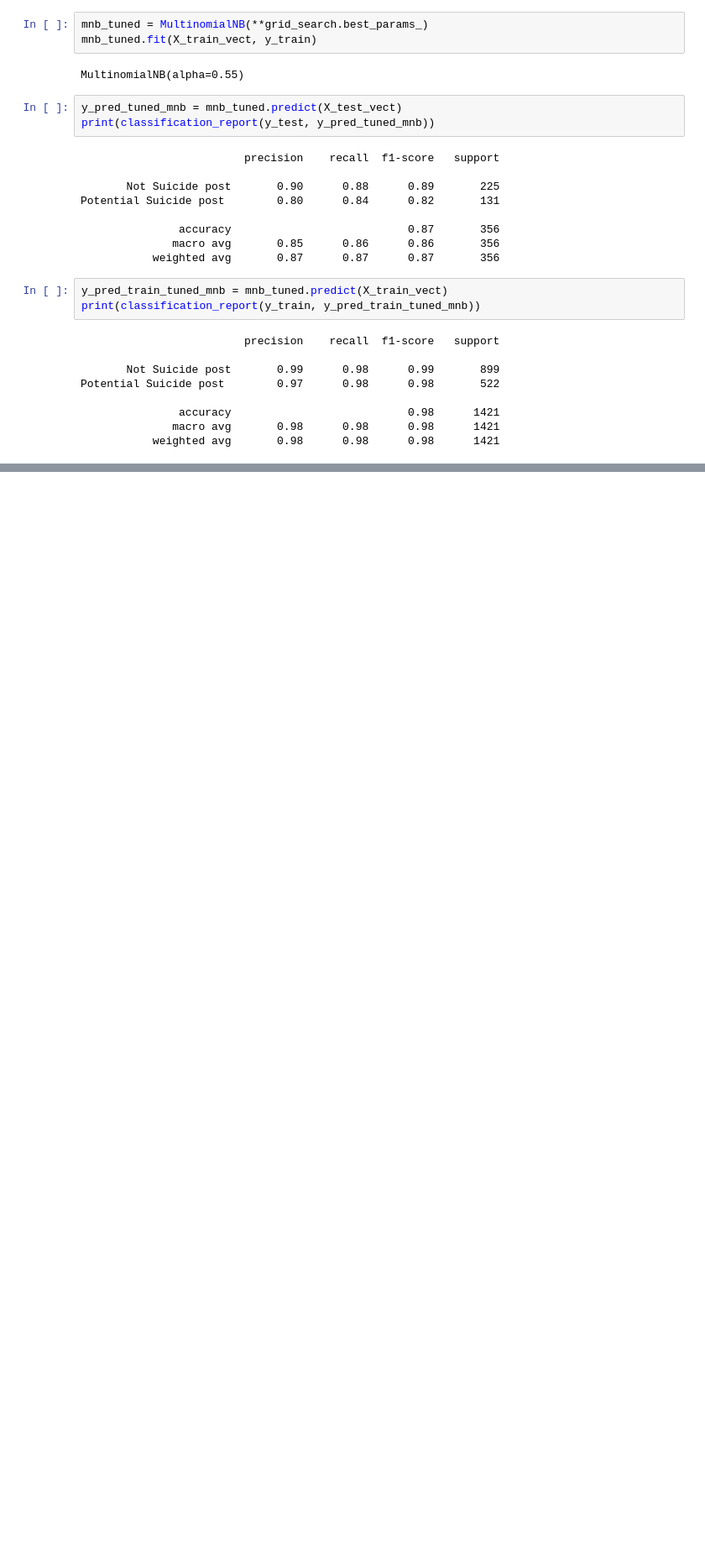
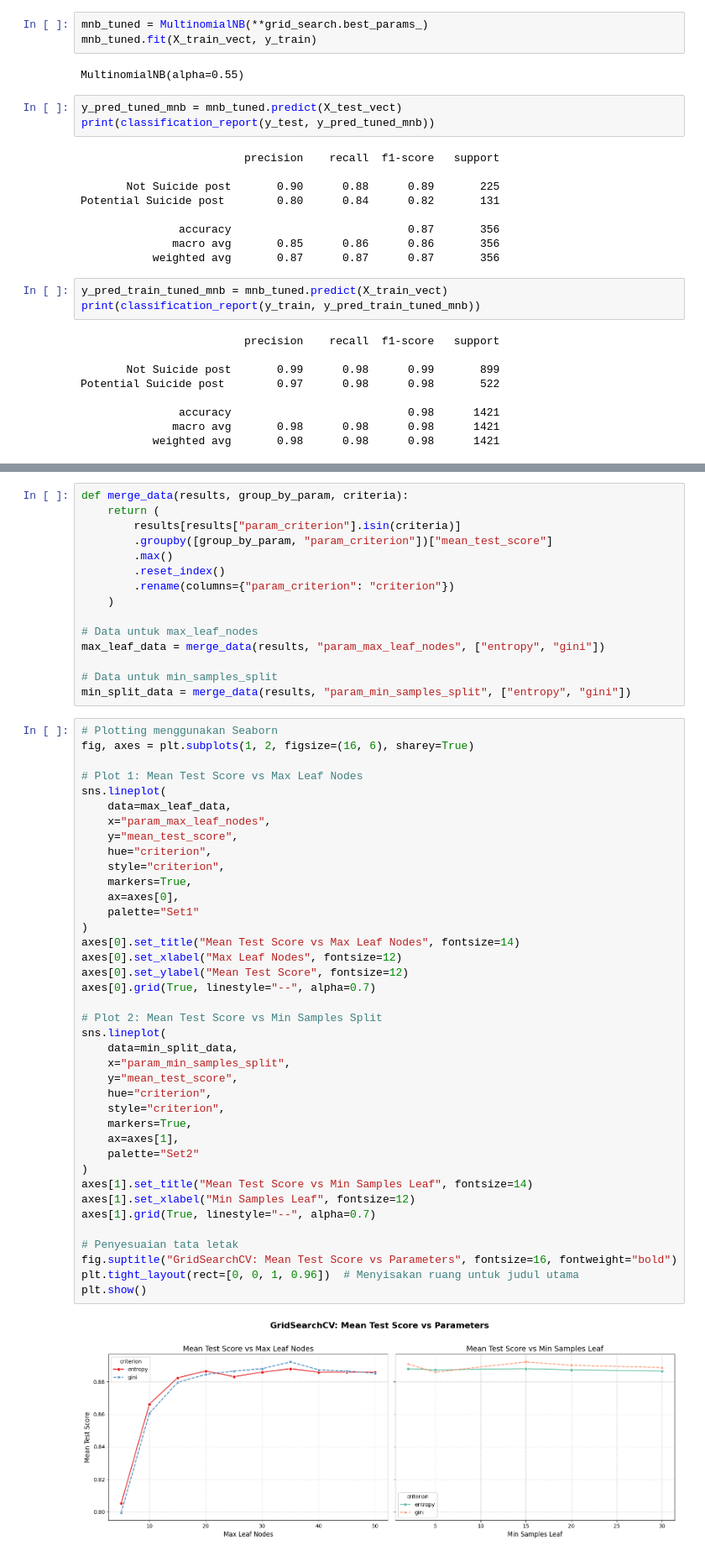
Before and after one commit to MaulanaHasyim/MaulanaHasyim, a Jupyter notebook: notebooks/kode_crawling_twitter.ipynb, the cells around one changed output, grey strips where cells are left out. Shown at 84% size. Saved outputs shown, nothing was run; the diff lists cells and outputs as text; blank space fills up the shorter version.

```diff
--- a/notebooks/kode_crawling_twitter.ipynb
+++ b/notebooks/kode_crawling_twitter.ipynb
@@ -456,0 +599,56 @@ print("Best parameters:", opt.best_params_)
+# %%
+def merge_data(results, group_by_param, criteria):
+    return (
+        results[results["param_criterion"].isin(criteria)]
+        .groupby([group_by_param, "param_criterion"])["mean_test_score"]
+        .max()
+        .reset_index()
+        .rename(columns={"param_criterion": "criterion"})
+    )
+
+# Data untuk max_leaf_nodes
+max_leaf_data = merge_data(results, "param_max_leaf_nodes", ["entropy", "gini"])
+
+# Data untuk min_samples_split
+min_split_data = merge_data(results, "param_min_samples_split", ["entropy", "gini"])
+# %%
+# Plotting menggunakan Seaborn
+fig, axes = plt.subplots(1, 2, figsize=(16, 6), sharey=True)
+
+# Plot 1: Mean Test Score vs Max Leaf Nodes
+sns.lineplot(
+    data=max_leaf_data,
+    x="param_max_leaf_nodes",
+    y="mean_test_score",
+    hue="criterion",
+    style="criterion",
+    markers=True,
+    ax=axes[0],
+    palette="Set1"
+)
+axes[0].set_title("Mean Test Score vs Max Leaf Nodes", fontsize=14)
+axes[0].set_xlabel("Max Leaf Nodes", fontsize=12)
+axes[0].set_ylabel("Mean Test Score", fontsize=12)
+axes[0].grid(True, linestyle="--", alpha=0.7)
+
+# Plot 2: Mean Test Score vs Min Samples Split
+sns.lineplot(
+    data=min_split_data,
+    x="param_min_samples_split",
+    y="mean_test_score",
+    hue="criterion",
+    style="criterion",
+    markers=True,
+    ax=axes[1],
+    palette="Set2"
+)
+axes[1].set_title("Mean Test Score vs Min Samples Leaf", fontsize=14)
+axes[1].set_xlabel("Min Samples Leaf", fontsize=12)
+axes[1].grid(True, linestyle="--", alpha=0.7)
+
+# Penyesuaian tata letak
+fig.suptitle("GridSearchCV: Mean Test Score vs Parameters", fontsize=16, fontweight="bold")
+plt.tight_layout(rect=[0, 0, 1, 0.96])  # Menyisakan ruang untuk judul utama
+plt.show()
+# %% [output]
+[figure, added]
```
Also changed, not shown: parts of 22 cells of this notebook.
